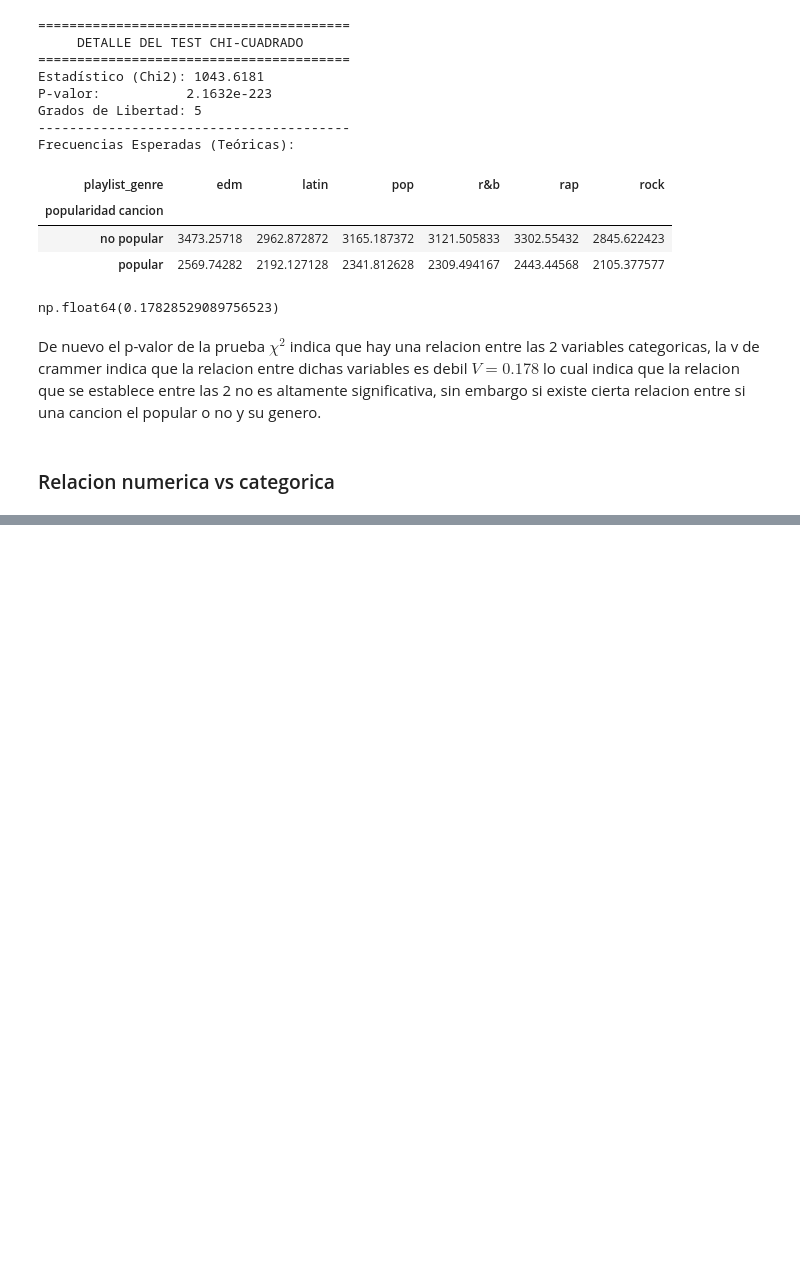
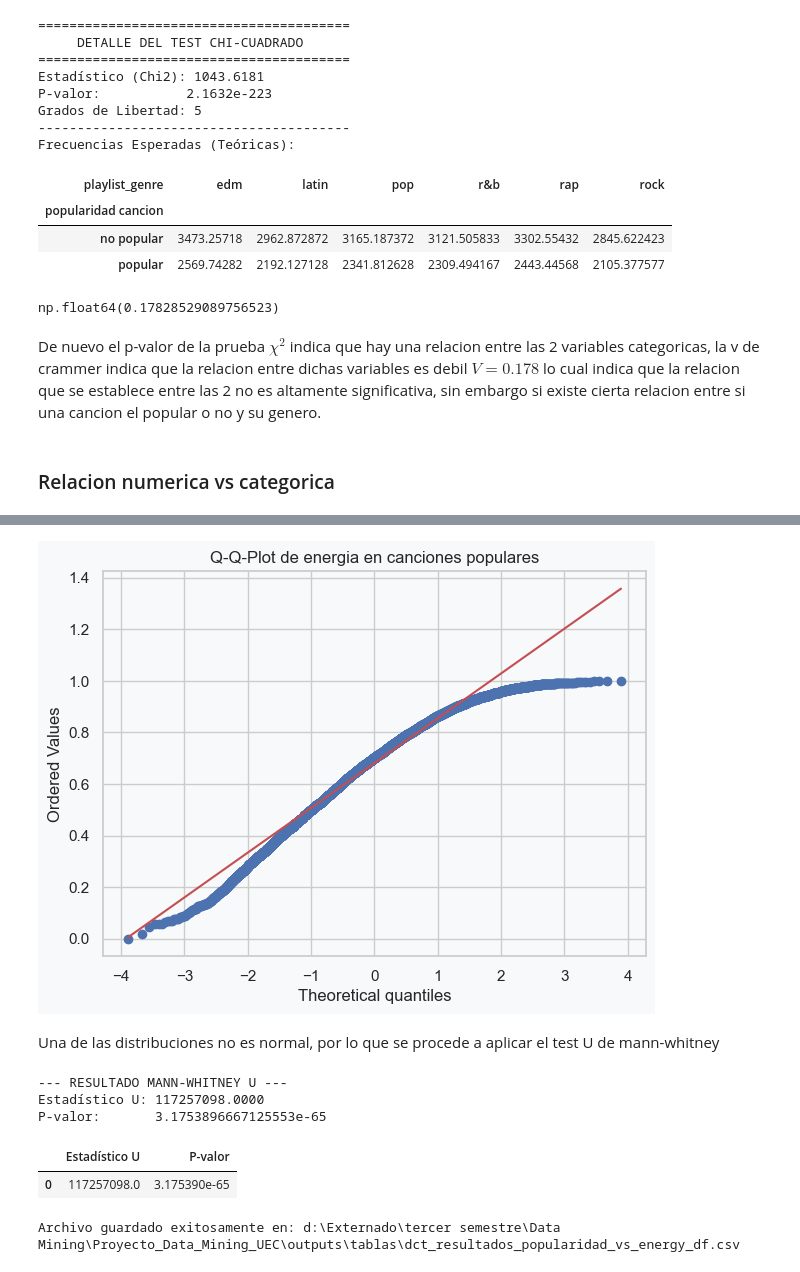
Before and after one commit to juanpablocarrillohortua/Proyecto_Data_Mining_UEC, a Jupyter notebook: notebooks/EDA_&_1st_part_notebook.ipynb, the cells around one changed output, grey strips where cells are left out. Cells and saved outputs as stored; diff of their text form; code cells hidden in the pictures; blank space fills up the shorter version.

```diff
--- a/notebooks/EDA_&_1st_part_notebook.ipynb
+++ b/notebooks/EDA_&_1st_part_notebook.ipynb
@@ -982,0 +995,35 @@ De nuevo el p-valor de la prueba $\chi^2$ indica que hay una relacion entre las
+# %%
+populares = df[df['popularidad cancion'] == 'popular']['energy']
+no_populares = df[df['popularidad cancion'] == 'no popular']['energy']
+# %%
+plt.figure(figsize=(7, 5))
+stats.probplot(populares, dist="norm", plot=plt)
+plt.title("Q-Q-Plot de energia en canciones populares")
+plt.show()
+# %% [output]
+[figure, added]
+# %% [markdown]
+Una de las distribuciones no es normal, por lo que se procede a aplicar el test U de mann-whitney
+# %%
+u_stat, p_valor = stats.mannwhitneyu(populares, no_populares)
+
+print(f"\n--- RESULTADO MANN-WHITNEY U ---")
+print(f"Estadístico U: {u_stat:.4f}")
+print(f"P-valor:       {p_valor}")
+# %% [output]
+--- RESULTADO MANN-WHITNEY U ---
+Estadístico U: 117257098.0000
+P-valor:       3.1753896667125553e-65
+# %%
+dct_resultados_popularidad_vs_energy = {"Estadístico U": [117257098.0000],
+                                        "P-valor":[3.1753896667125553e-65]}
+
+dct_resultados_popularidad_vs_energy_df = pd.DataFrame(dct_resultados_popularidad_vs_energy)
+dct_resultados_popularidad_vs_energy_df
+# %% [output]
+|  | Estadístico U | P-valor |
+| 0 | 117257098.0 | 3.175390e-65 |
+# %%
+saver.guardar_csv(dct_resultados_popularidad_vs_energy_df, "dct_resultados_popularidad_vs_energy_df.csv")
+# %% [output]
+Archivo guardado exitosamente en: d:\Externado\tercer semestre\Data Mining\Proyecto_Data_Mining_UEC\outputs\tablas\dct_resultados_popularidad_vs_energy_df.csv
```
Also changed, not shown: parts of 13 cells of this notebook, 4 other files.
